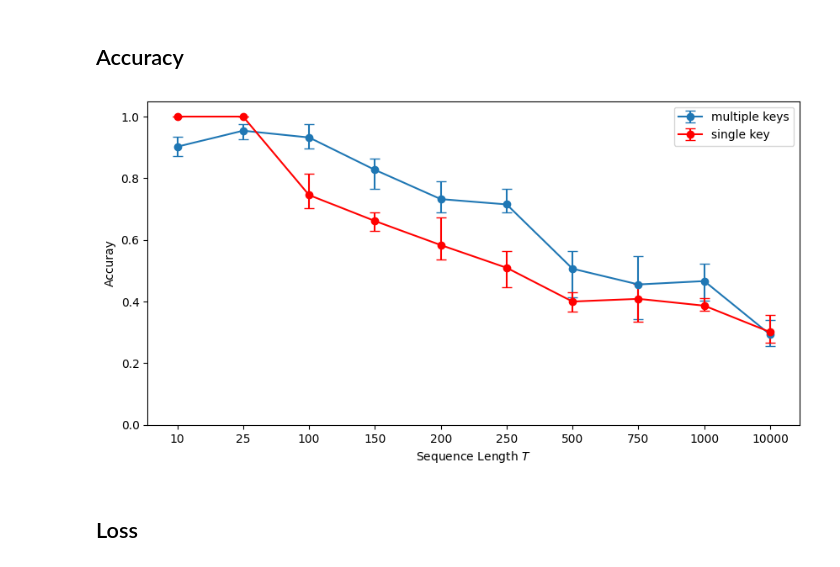
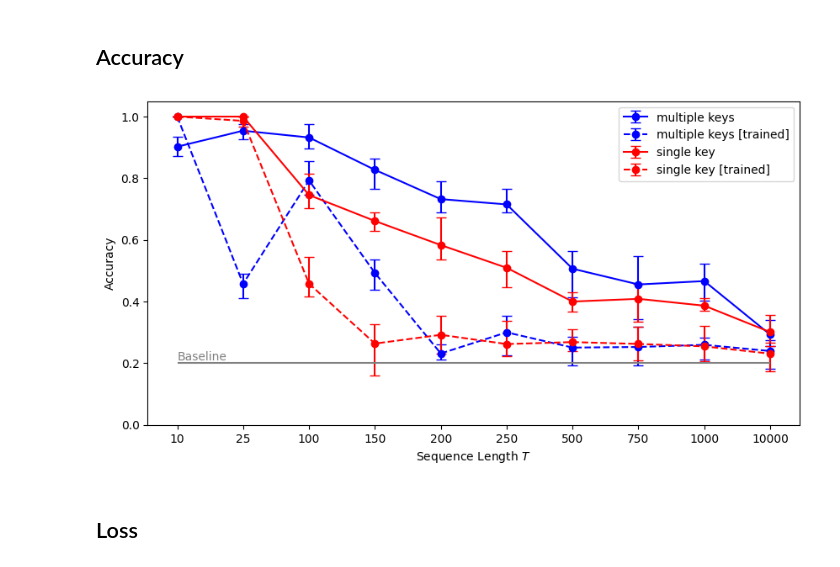
Before and after one commit to irkri/elissabeth, a Jupyter notebook: projects/long_lookup/plots.ipynb, the cells around one changed output. Saved outputs shown, nothing was run; the diff lists cells and outputs as text; code cells hidden in the pictures.

```diff
--- a/projects/long_lookup/plots.ipynb
+++ b/projects/long_lookup/plots.ipynb
@@ -5,48 +5,84 @@ import pandas as pd
 # %% [markdown]
 ## Accuracy
 # %%
-columns = pd.read_csv("multiple_keys_accuracy.csv", index_col=0).columns
+columns = pd.read_csv("multiple_keys_accuracy.csv").columns
 columns = [int(x[7:]) for x in columns]
 
-mult_keys = pd.read_csv("multiple_keys_accuracy.csv", index_col=0).to_numpy()
-one_key = pd.read_csv("one_key_accuracy.csv", index_col=0).to_numpy()
+mult_keys = pd.read_csv("multiple_keys_accuracy.csv").to_numpy()
+mult_keys_tr = pd.read_csv("multiple_keys_accuracy_trained.csv").to_numpy()
+one_key = pd.read_csv("one_key_accuracy.csv").to_numpy()
+one_key_tr = pd.read_csv("one_key_accuracy_trained.csv").to_numpy()
 # %%
 mult_keys_mean = mult_keys.mean(axis=0)
 mult_keys_error = np.array([mult_keys.min(axis=0), mult_keys.max(axis=0)])
 mult_keys_error = np.abs(mult_keys_error - mult_keys_mean)
 
+mult_keys_tr_mean = mult_keys_tr.mean(axis=0)
+mult_keys_tr_error = np.array([mult_keys_tr.min(axis=0), mult_keys_tr.max(axis=0)])
+mult_keys_tr_error = np.abs(mult_keys_tr_error - mult_keys_tr_mean)
+
 one_key_mean = one_key.mean(axis=0)
 one_key_error = np.array([one_key.min(axis=0), one_key.max(axis=0)])
 one_key_error = np.abs(one_key_error - one_key_mean)
+
+one_key_tr_mean = one_key_tr.mean(axis=0)
+one_key_tr_error = np.array([one_key_tr.min(axis=0), one_key_tr.max(axis=0)])
+one_key_tr_error = np.abs(one_key_tr_error - one_key_tr_mean)
 # %%
 fig, ax = plt.subplots(1, 1, figsize=(10, 5))
 ax.errorbar(
     x=np.arange(len(columns)),
     y=mult_keys_mean,
     fmt="o-",
+    color="blue",
     yerr=mult_keys_error,
     label="multiple keys",
+    capsize=4,
+)
+ax.errorbar(
+    x=np.arange(len(columns)),
+    y=mult_keys_tr_mean,
+    fmt="o--",
+    color="blue",
+    yerr=mult_keys_tr_error,
+    label="multiple keys [trained]",
     capsize=4,
 )
 ax.errorbar(
     x=np.arange(len(columns)),
     y=one_key_mean,
     fmt="o-",
     color="red",
     yerr=one_key_error,
     label="single key",
     capsize=4,
 )
+ax.errorbar(
+    x=np.arange(len(columns)),
+    y=one_key_tr_mean,
+    fmt="o--",
+    color="red",
+    yerr=one_key_tr_error,
+    label="single key [trained]",
+    capsize=4,
+)
+ax.hlines([0.2], xmin=0, xmax=9, color="grey")
+ax.annotate("Baseline", (0, 0.21), color="grey")
 # ax.plot(one_key.to_numpy(), label="single key")
 ax.legend(loc="best")
 ax.set_ylim([0, 1.05])
 ax.set_xticks(np.arange(len(columns)))
 ax.set_xticklabels(columns)
-ax.set_ylabel("Accuray")
+ax.set_ylabel("Accuracy")
 ax.set_xlabel("Sequence Length $T$")
+plt.savefig(
+    "long_lookup_length.pdf",
+    facecolor=(0, 0, 0, 0),
+    bbox_inches="tight",
+)
 plt.show()
 # %% [output]
-[figure, old version]
+[figure, new version]
 # %% [markdown]
 ## Loss
 # %%
```
Also changed, not shown: parts of 3 cells of this notebook, 8 other files.
